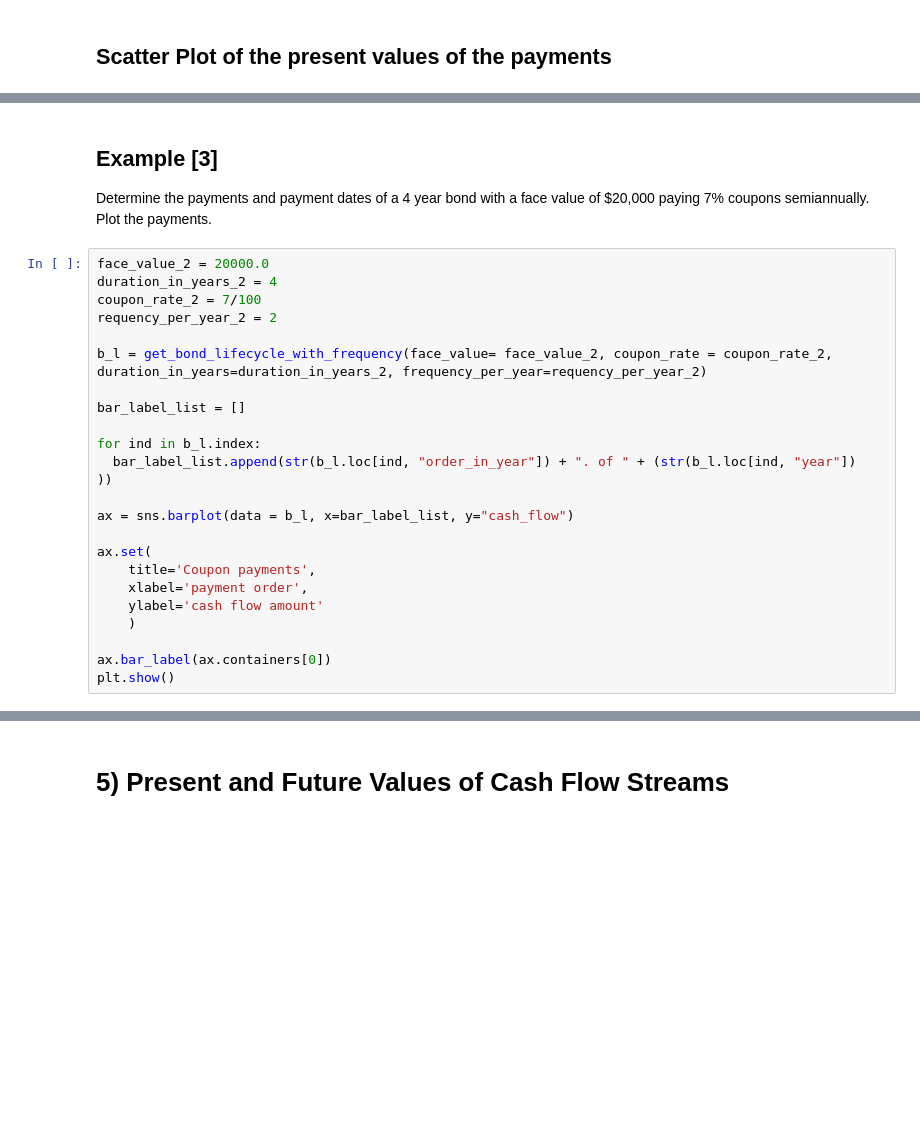
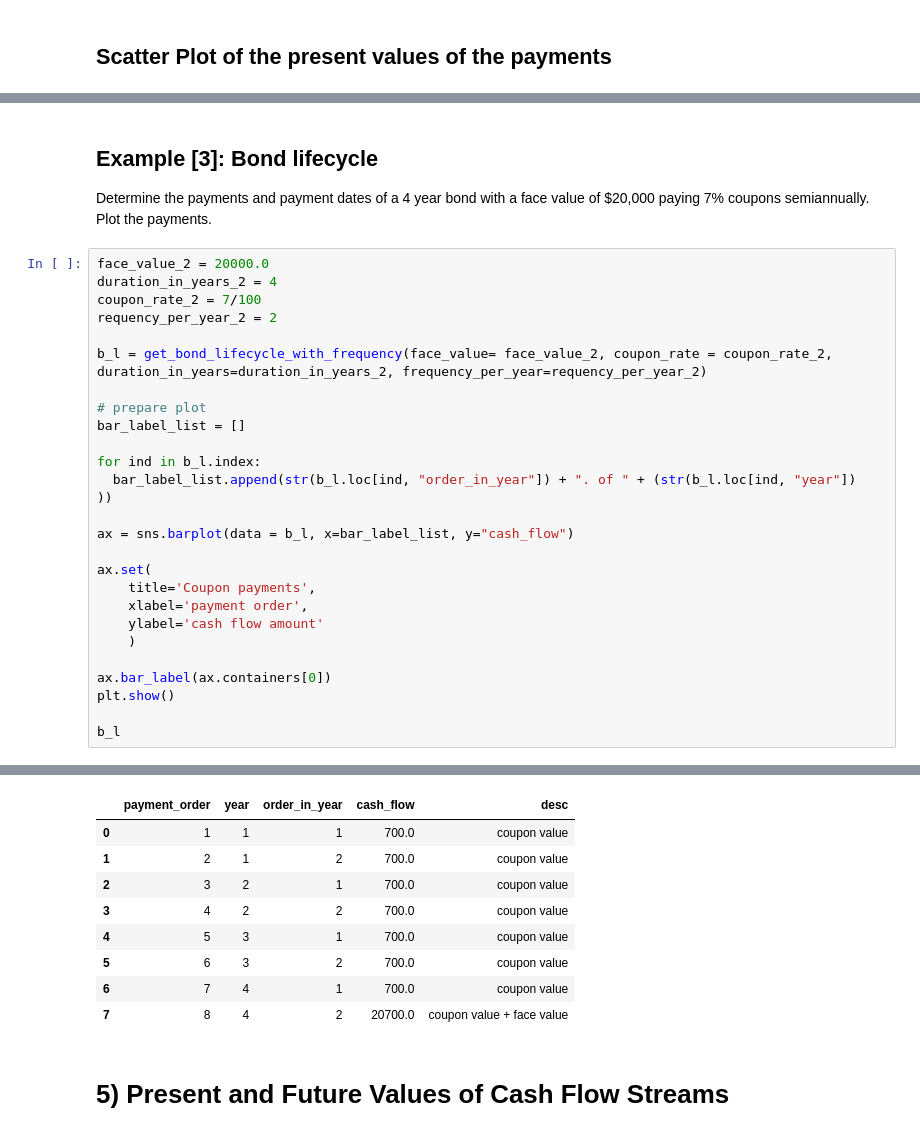
Before and after one commit to horasan/ml, a Jupyter notebook: R_LER_TREASURY_FIXED_INCOME_1.ipynb, the cells around one changed output, grey strips where cells are left out. Drawn from its saved outputs; the diff is of its cells as text; blank space fills up the shorter version.

```diff
--- a/R_LER_TREASURY_FIXED_INCOME_1.ipynb
+++ b/R_LER_TREASURY_FIXED_INCOME_1.ipynb
@@ -377,33 +406,45 @@ plt.show()
 # %% [markdown]
-## Example [3]
+## Example [3]: Bond lifecycle
 
 Determine the payments and payment dates of a 4 year bond with a
 face value of $20,000 paying 7% coupons semiannually. Plot the payments.
 # %%
 face_value_2 = 20000.0
 duration_in_years_2 = 4
 coupon_rate_2 = 7/100
 requency_per_year_2 = 2
 
 b_l = get_bond_lifecycle_with_frequency(face_value= face_value_2, coupon_rate = coupon_rate_2, duration_in_years=duration_in_years_2, frequency_per_year=requency_per_year_2)
 
+# prepare plot
 bar_label_list = []
 
 for ind in b_l.index:
   bar_label_list.append(str(b_l.loc[ind, "order_in_year"]) + ". of " + (str(b_l.loc[ind, "year"])  ))
 
 ax = sns.barplot(data = b_l, x=bar_label_list, y="cash_flow")
 
 ax.set(
     title='Coupon payments',
     xlabel='payment order',
     ylabel='cash flow amount'
     )
 
 ax.bar_label(ax.containers[0])
 plt.show()
+
+b_l
 # %% [output]
 [figure]
+|  | payment_order | year | order_in_year | cash_flow | desc |
+| 0 | 1 | 1 | 1 | 700.0 | coupon value |
+| 1 | 2 | 1 | 2 | 700.0 | coupon value |
+| 2 | 3 | 2 | 1 | 700.0 | coupon value |
+| 3 | 4 | 2 | 2 | 700.0 | coupon value |
+| 4 | 5 | 3 | 1 | 700.0 | coupon value |
+| 5 | 6 | 3 | 2 | 700.0 | coupon value |
+| 6 | 7 | 4 | 1 | 700.0 | coupon value |
+| 7 | 8 | 4 | 2 | 20700.0 | coupon value + face value |
 # %% [markdown]
 # 5) Present and Future Values of Cash Flow Streams
 # %% [markdown]
```
Also changed, not shown: parts of 23 cells of this notebook.
